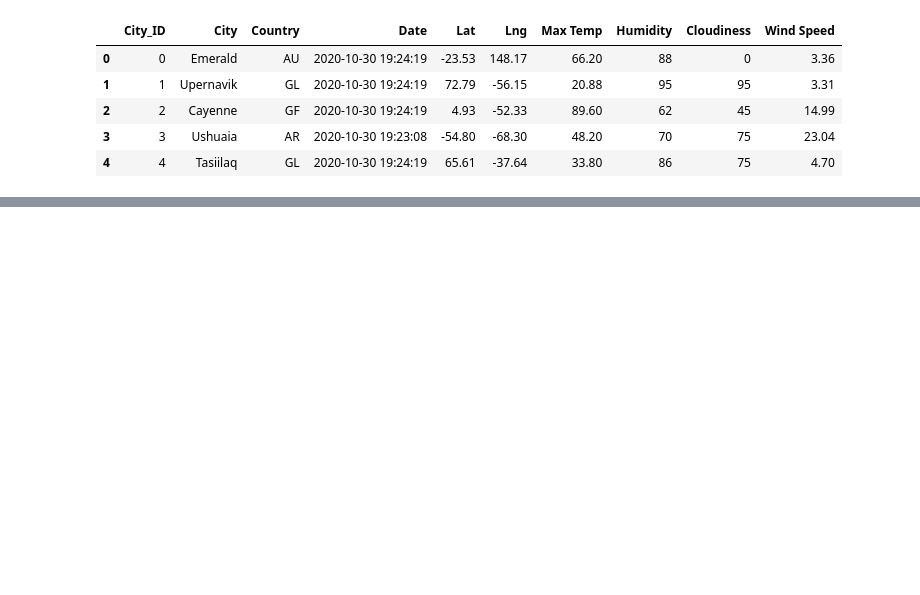
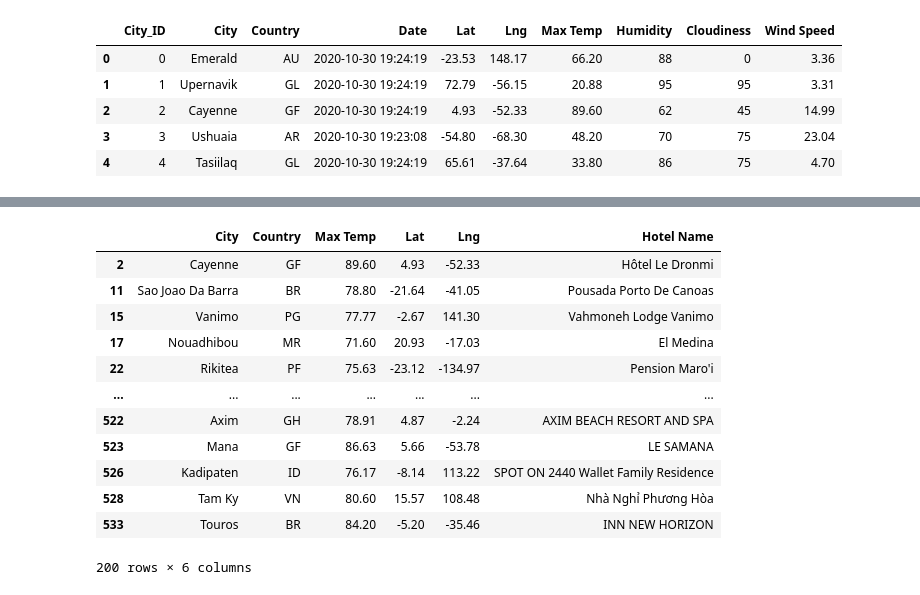
Before and after one commit to ewyluda/World_Weather_Analysis, a Jupyter notebook: VacationPy.ipynb, the cells around one changed output, grey strips where cells are left out. Saved outputs shown, nothing was run; the diff lists cells and outputs as text; code cells hidden in the pictures; blank space fills up the shorter version.

```diff
--- a/VacationPy.ipynb
+++ b/VacationPy.ipynb
@@ -53,0 +249,5 @@ InvalidWeightException: -1.91 is not a valid weight. Weights must be non-negativ
+# %%
+# Create DataFrame called hotel_df to store hotel names along with city, country, max temp, and coordinates.
+hotel_df = preferred_cities_df[["City", "Country", "Max Temp", "Lat", "Lng"]].copy()
+hotel_df["Hotel Name"] = ""
+hotel_df.head(10)
@@ -53,0 +266,14 @@ InvalidWeightException: -1.91 is not a valid weight. Weights must be non-negativ
+# %%
+# Set the parameters to search for a hotel in Paris.
+params = {
+    "radius": 5000,
+    "types": "lodging",
+    "key": g_key,
+    "location": "48.8566, 2.3522"}
+
+# Use base URL to search for hotels in Paris.
+base_url = "https://maps.googleapis.com/maps/api/place/nearbysearch/json"
+
+# Make request and get the JSON data from the search.
+hotels = requests.get(base_url, params=params).json()
+hotels
@@ -53,0 +302,19 @@ InvalidWeightException: -1.91 is not a valid weight. Weights must be non-negativ
+# %%
+# Iterate through the DataFrame.
+for index, row in hotel_df.iterrows():
+    # Get the latitude and longitude.
+    lat = row["Lat"]
+    lng = row["Lng"]
+
+    # Add the latitude and longitude to location key for the params dictionary.
+    params["location"] = f"{lat},{lng}"
+
+    # Use the search term: "lodging" and our latitude and longitude.
+    base_url = "https://maps.googleapis.com/maps/api/place/nearbysearch/json"
+    # Make request and get the JSON data from the search.
+    hotels = requests.get(base_url, params=params).json()
+    # Grab the first hotel from the results and store the name.
+    try:
+        hotel_df.loc[index, "Hotel Name"] = hotels["results"][0]["name"]
+    except (IndexError):
+        print("Hotel not found... skipping.")
@@ -53,0 +342,16 @@ InvalidWeightException: -1.91 is not a valid weight. Weights must be non-negativ
+# %%
+hotel_df
+# %% [output]
+|  | City | Country | Max Temp | Lat | Lng | Hotel Name |
+| 2 | Cayenne | GF | 89.60 | 4.93 | -52.33 | Hôtel Le Dronmi |
+| 11 | Sao Joao Da Barra | BR | 78.80 | -21.64 | -41.05 | Pousada Porto De Canoas |
+| 15 | Vanimo | PG | 77.77 | -2.67 | 141.30 | Vahmoneh Lodge Vanimo |
+| 17 | Nouadhibou | MR | 71.60 | 20.93 | -17.03 | El Medina |
+| 22 | Rikitea | PF | 75.63 | -23.12 | -134.97 | Pension Maro'i |
+| ... | ... | ... | ... | ... | ... | ... |
+| 522 | Axim | GH | 78.91 | 4.87 | -2.24 | AXIM BEACH RESORT AND SPA |
+| 523 | Mana | GF | 86.63 | 5.66 | -53.78 | LE SAMANA |
+| 526 | Kadipaten | ID | 76.17 | -8.14 | 113.22 | SPOT ON 2440 Wallet Family Residence |
+| 528 | Tam Ky | VN | 80.60 | 15.57 | 108.48 | Nhà Nghỉ Phương Hòa |
+| 533 | Touros | BR | 84.20 | -5.20 | -35.46 | INN NEW HORIZON |
+200 rows × 6 columns
```
Also changed, not shown: parts of 30 cells of this notebook, 3 other files.
